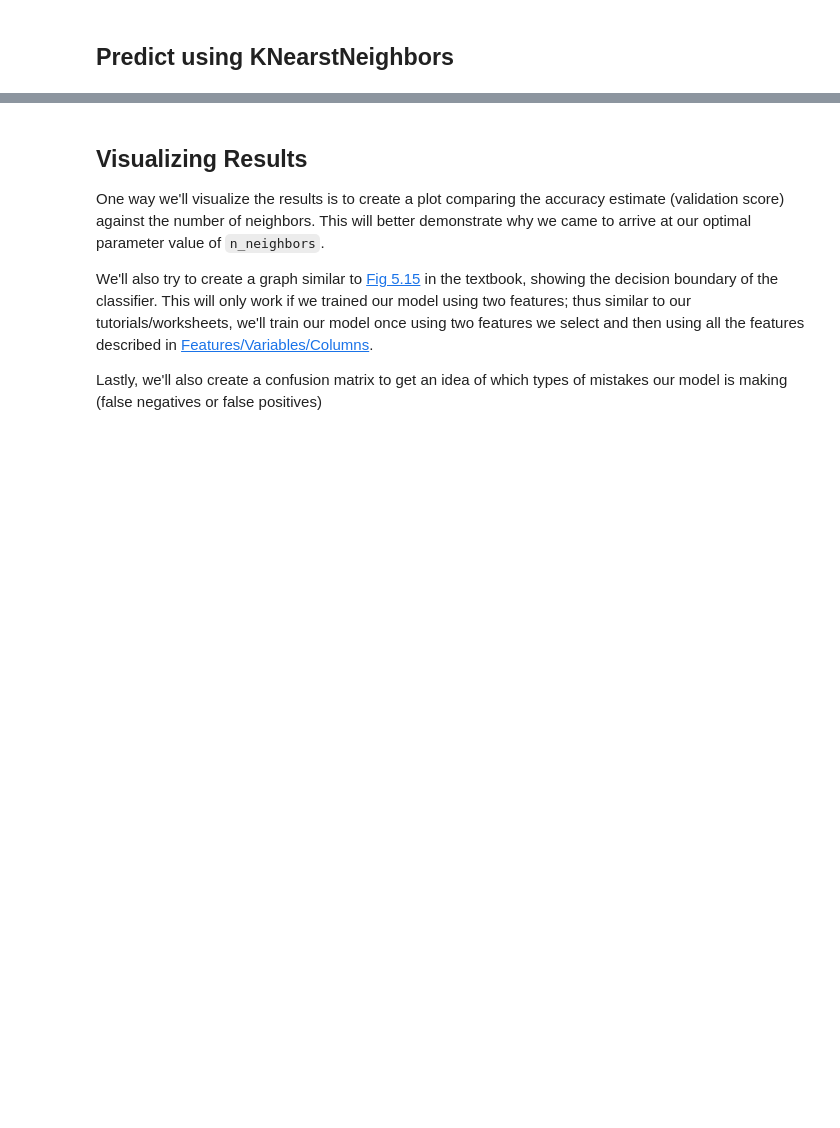
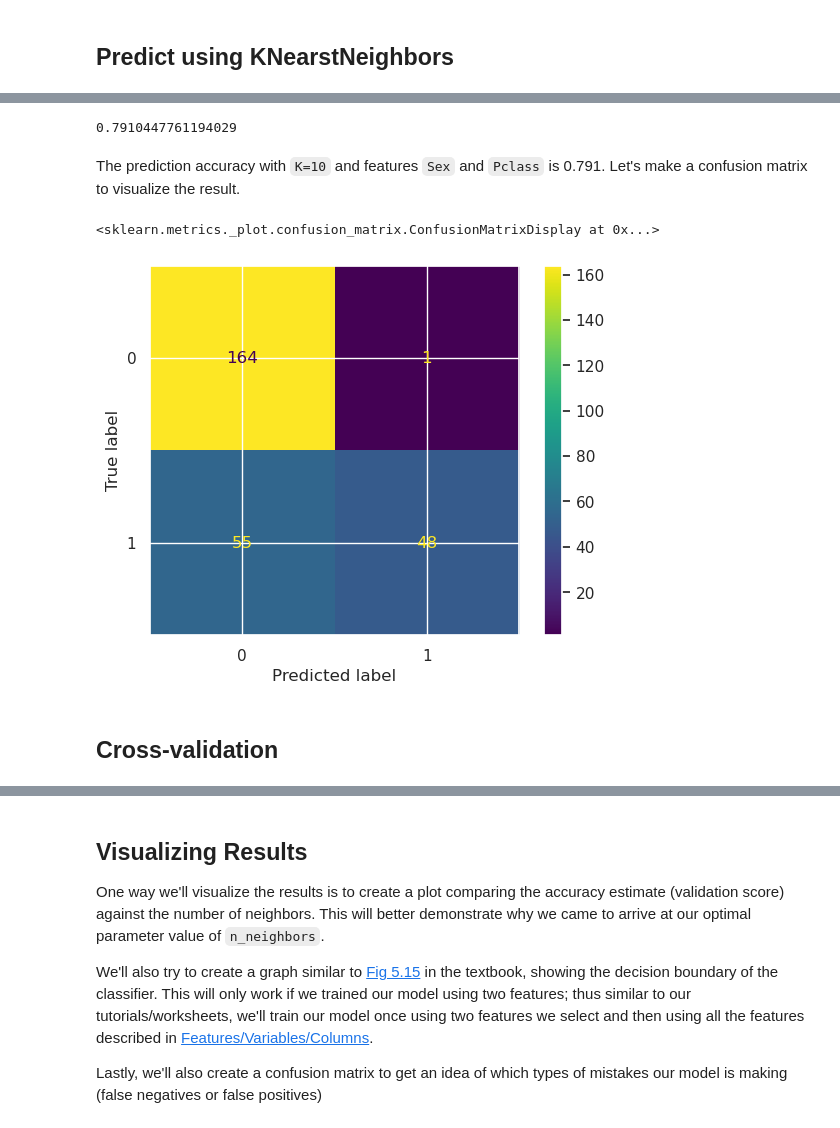
Before and after one commit to ericrkuo/dsci-100-group-12, a Jupyter notebook: report.ipynb, the cells around one changed output, grey strips where cells are left out. Cells and saved outputs as stored; diff of their text form; code cells hidden in the pictures; blank space fills up the shorter version.

```diff
--- a/report.ipynb
+++ b/report.ipynb
@@ -703,0 +637,14 @@ array([1, 1, 1, 1, 1, 1, 1, 1, 1, 1, 1, 1, 1, 1, 1, 1, 1, 1, 1, 1, 1, 1,
+# %%
+# Use 'Sex' and 'Pclass' as features to predict 'Survived'.Scale and center the data:
+preprocessor=make_column_transformer(
+    (StandardScaler(),["Sex","Pclass"]),
+)
+
+# First we select K=10 to see the prediction results, then use ( ) to make further adjustment
+knn=KNeighborsClassifier(n_neighbors=10)
+X_train = X_feature[["Sex","Pclass"]]
+y_train = y_feature
+
+# Make a pipeline:
+fit = make_pipeline(preprocessor,knn).fit(X_train,y_train)
+fit
@@ -703,0 +657,6 @@ array([1, 1, 1, 1, 1, 1, 1, 1, 1, 1, 1, 1, 1, 1, 1, 1, 1, 1, 1, 1, 1, 1,
+# %%
+# Modify test data to predict
+test_data = test_data[["Sex","Pclass","Survived"]].dropna()
+test_data["Sex"][test_data["Sex"]=="male"] = 1
+test_data["Sex"][test_data["Sex"]=="female"]=2
+test_data
@@ -703,0 +685,11 @@ array([1, 1, 1, 1, 1, 1, 1, 1, 1, 1, 1, 1, 1, 1, 1, 1, 1, 1, 1, 1, 1, 1,
+# %%
+# Pass fitted model and the test dataset to the predict function.
+test_predictions = fit.predict(test_data.loc[:,["Sex","Pclass"]])
+test_predictions = pd.concat(
+    [
+        test_data.reset_index(drop=True),
+        pd.DataFrame(test_predictions,columns=["predicted"]),
+    ],
+    axis=1,
+)
+test_predictions.head(10)
@@ -703,0 +708,27 @@ array([1, 1, 1, 1, 1, 1, 1, 1, 1, 1, 1, 1, 1, 1, 1, 1, 1, 1, 1, 1, 1, 1,
+# %%
+# Get the score for test accuracy
+X_test = test_data[["Sex","Pclass"]]
+y_test = test_data["Survived"]
+prediction_accuracy = fit.score(X_test,y_test)
+prediction_accuracy
+# %% [output]
+0.7910447761194029
+# %% [markdown]
+The prediction accuracy with `K=10` and features `Sex` and `Pclass` is 0.791. Let's make a confusion matrix to visualize the result.
+# %%
+from sklearn.metrics import confusion_matrix,ConfusionMatrixDisplay
+mat = confusion_matrix(
+    test_predictions['Survived'],
+    test_predictions['predicted'],
+    labels=fit.classes_
+)
+
+display = ConfusionMatrixDisplay(
+    confusion_matrix=mat,display_labels=fit.classes_
+)
+display.plot()
+# %% [output]
+<sklearn.metrics._plot.confusion_matrix.ConfusionMatrixDisplay at 0x...>
+[figure, added]
+# %% [markdown]
+## Cross-validation
```
Also changed, not shown: parts of 21 cells of this notebook.
